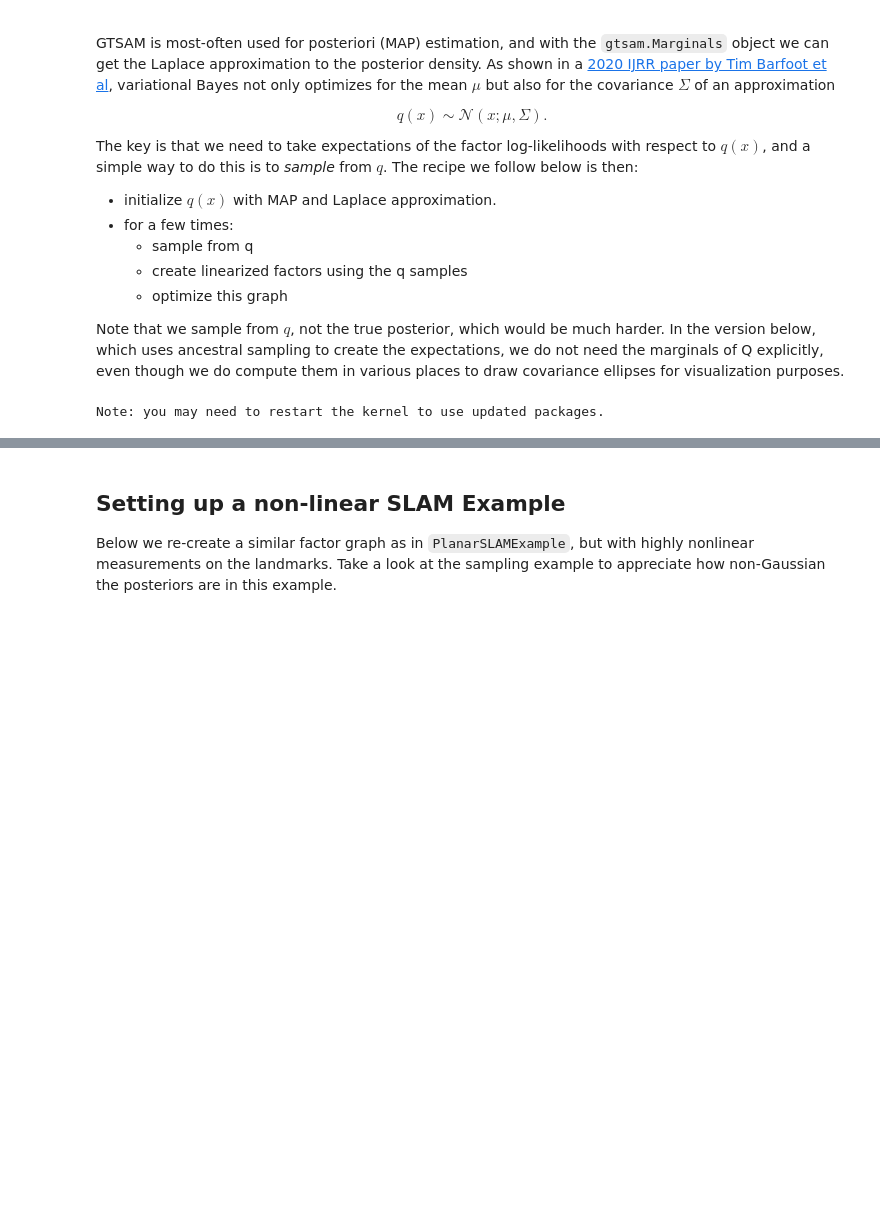
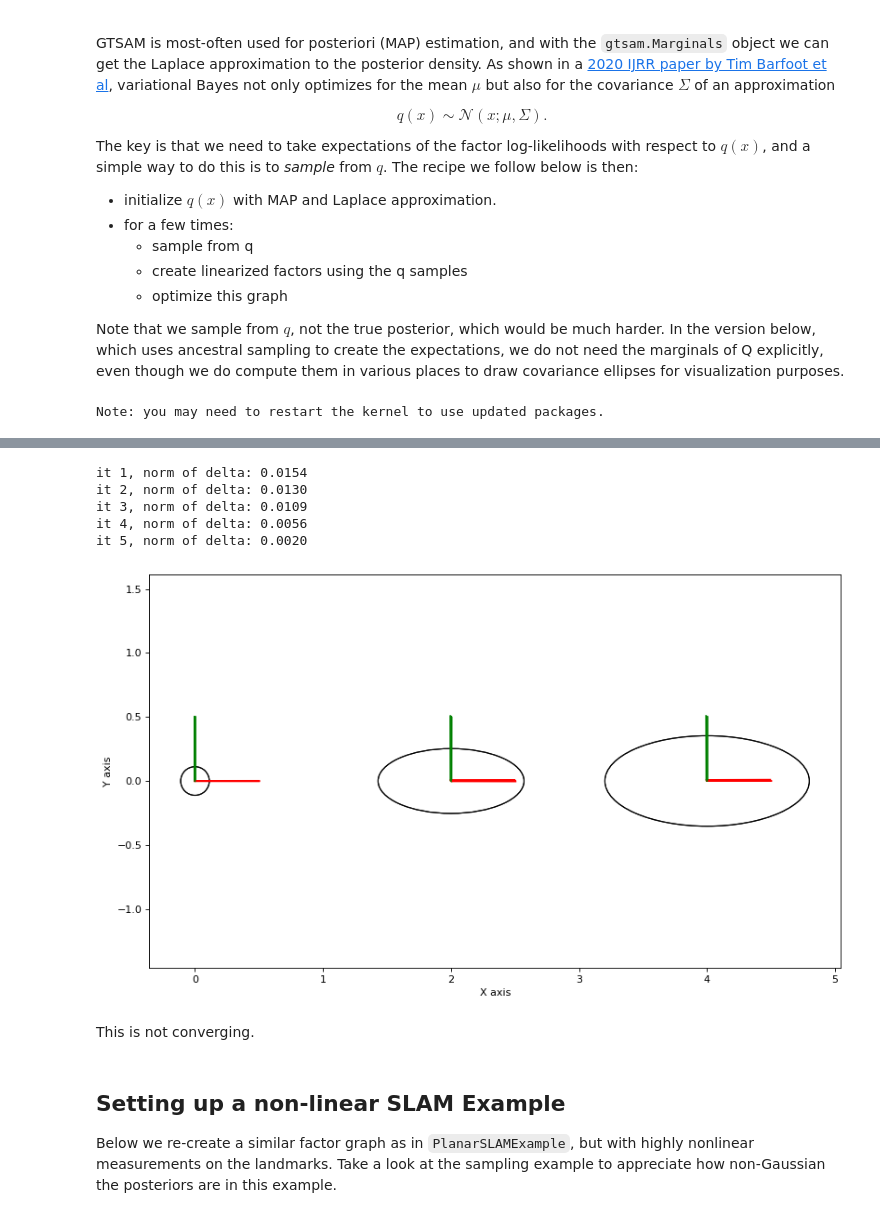
Before and after one commit to gtbook/gtsam-examples, a Jupyter notebook: PlanarSLAMExample_gvi.ipynb, the cells around one changed output, grey strips where cells are left out. Saved outputs shown, nothing was run; the diff lists cells and outputs as text; code cells hidden in the pictures; blank space fills up the shorter version.

```diff
--- a/PlanarSLAMExample_gvi.ipynb
+++ b/PlanarSLAMExample_gvi.ipynb
@@ -35,3 +155,59 @@ from gtsam import Point2, Pose2, Rot2, noiseModel
+# %%
+N = 1000
+
+# Start with ground truth
+values = gtsam.Values()
+values.insert(x1, Pose2(0, 0, 0))
+values.insert(x2, Pose2(2, 0, 0))
+values.insert(x3, Pose2(4, 0, 0))
+
+big_graph = graph.linearize(values)  # first time it's small!
+bayes_net = big_graph.eliminateSequential()
+delta = bayes_net.optimize()
+
+make_figure()
+
+for it in range(5):
+    # Use the Bayes net to sample from q:
+    # KEY STEP: subtract delta from Gaussian samples as we moved to new tangent space
+    tangent_samples = sample_gaussian(bayes_net, N, delta.scale(-1))
+    manifold_samples = [perturb(tangent_samples, values, s) for s in range(N)]
+
+    # Add new linearized factors for every sample:
+    big_graph = gtsam.GaussianFactorGraph()
+    for manifold_sample in manifold_samples:
+        # KEY STEP: factors are duplicated, linearized at manifold_sample
+        # TODO: *technically* these are at different tangent spaces
+        sample_graph = graph.linearize(manifold_sample)
+        big_graph.push_back(sample_graph)
+
+    # Solve by calculating Bayes net and solve.
+    # KEY STEP: this forms all Barfoot's expected quantities
+    bayes_net = big_graph.eliminateSequential()
+    delta = bayes_net.optimize()
+    print(f"it {it+1}, norm of delta: {np.linalg.norm(delta.vector()):0.4f}")
+    # display(delta)
+    # printPQ(bayes_net)
+
+    # update non-linear estimate
+    values = values.retract(delta)
+    for key in [x1, x2, x3]:
+        gtsam_plot.plot_pose2(0, values.atPose2(key), 0.5)
+
+# show new covariances
+new_marginals = gtsam.Marginals(big_graph, values)
+for key in [x1, x2, x3]:
+    gtsam_plot.plot_pose2(0, values.atPose2(key), 0.5,
+                          N*new_marginals.marginalCovariance(key))
+# %% [output]
+it 1, norm of delta: 0.0154
+it 2, norm of delta: 0.0130
+it 3, norm of delta: 0.0109
+it 4, norm of delta: 0.0056
+it 5, norm of delta: 0.0020
+[figure, added]
+# %% [markdown]
+This is not converging.
 # %% [markdown]
 ## Setting up a non-linear SLAM Example
 
```
Also changed, not shown: parts of 19 cells of this notebook.
